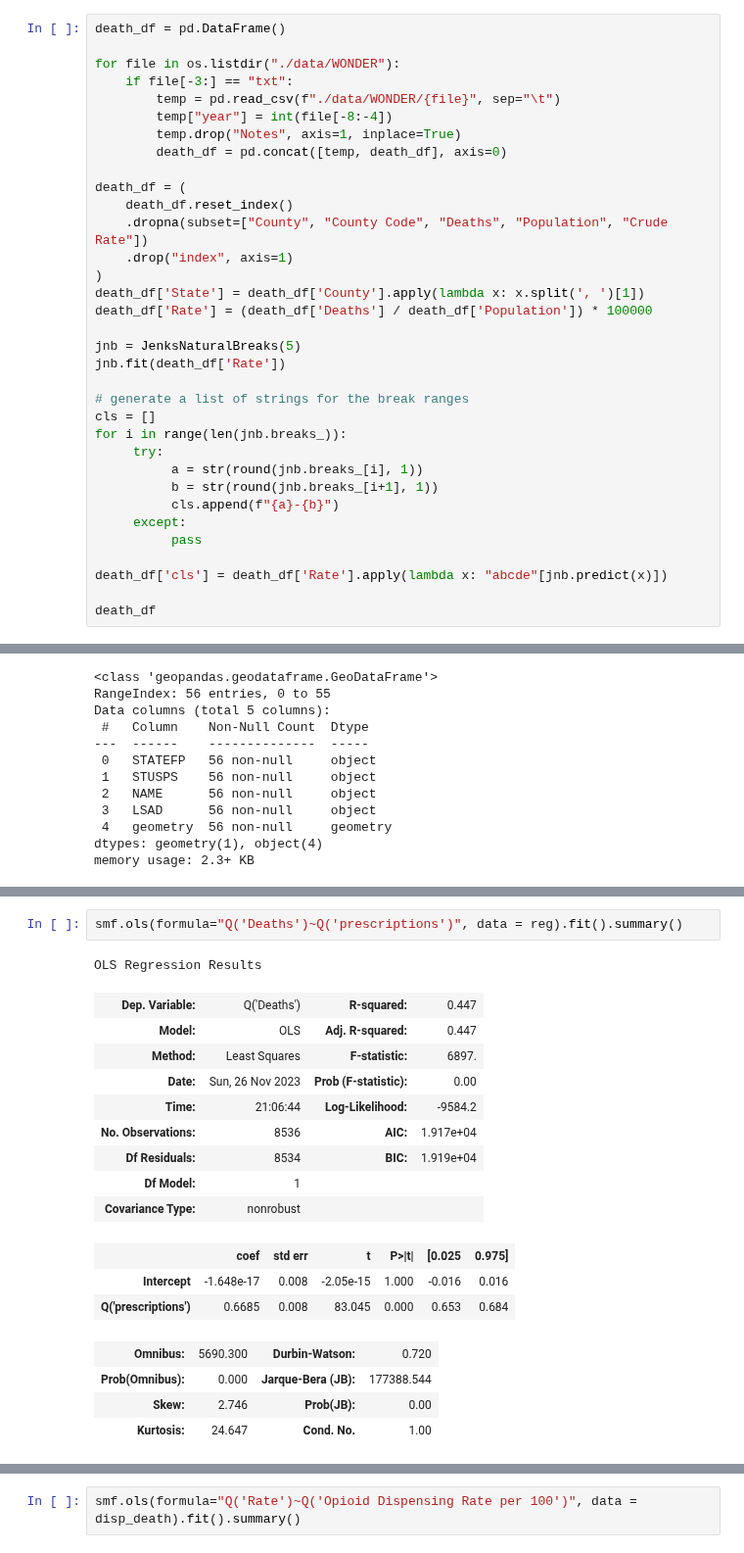
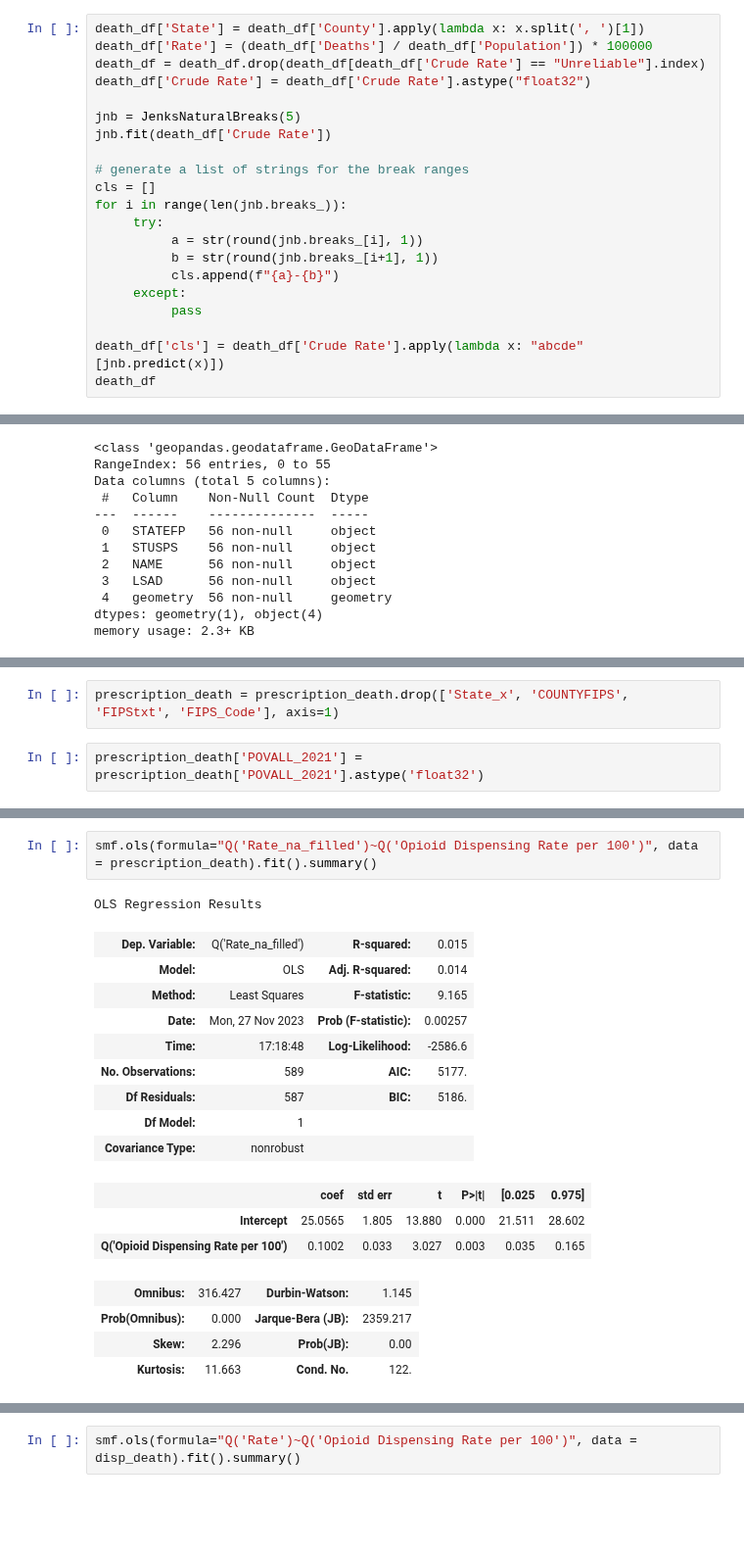
Before and after one commit to Ludougan123234/624-project, a Jupyter notebook: exp_opioid randy.ipynb, the cells around one changed output, grey strips where cells are left out. Shown at 98% size. Saved outputs shown, nothing was run; the diff lists cells and outputs as text; blank space fills up the shorter version.

```diff
--- a/exp_opioid randy.ipynb
+++ b/exp_opioid randy.ipynb
@@ -867,23 +888,11 @@ making 2020 plot
 # %%
-death_df = pd.DataFrame()
-
-for file in os.listdir("./data/WONDER"):
-    if file[-3:] == "txt":
-        temp = pd.read_csv(f"./data/WONDER/{file}", sep="\t")
-        temp["year"] = int(file[-8:-4])
-        temp.drop("Notes", axis=1, inplace=True)
-        death_df = pd.concat([temp, death_df], axis=0)
-
-death_df = (
-    death_df.reset_index()
-    .dropna(subset=["County", "County Code", "Deaths", "Population", "Crude Rate"])
-    .drop("index", axis=1)
-)
 death_df['State'] = death_df['County'].apply(lambda x: x.split(', ')[1])
 death_df['Rate'] = (death_df['Deaths'] / death_df['Population']) * 100000
+death_df = death_df.drop(death_df[death_df['Crude Rate'] == "Unreliable"].index)
+death_df['Crude Rate'] = death_df['Crude Rate'].astype("float32")
 
 jnb = JenksNaturalBreaks(5)
-jnb.fit(death_df['Rate'])
+jnb.fit(death_df['Crude Rate'])
 
 # generate a list of strings for the break ranges
 cls = []
@@ -895,8 +904,7 @@ for i in range(len(jnb.breaks_)):
      except:
           pass
 
-death_df['cls'] = death_df['Rate'].apply(lambda x: "abcde"[jnb.predict(x)])
-
+death_df['cls'] = death_df['Crude Rate'].apply(lambda x: "abcde"[jnb.predict(x)])
 death_df
 # %% [output]
 |  | County | County Code | Deaths | Population | Crude Rate | year | State | Rate | cls |
@@ -1155,0 +1343,4 @@ plt.savefig("./visualization/Opioid prescription and death counts.png", dpi = 51
+# %%
+prescription_death = prescription_death.drop(['State_x', 'COUNTYFIPS', 'FIPStxt', 'FIPS_Code'], axis=1)
+# %%
+prescription_death['POVALL_2021'] = prescription_death['POVALL_2021'].astype('float32')
@@ -1168,22 +1502,22 @@ reg = pd.DataFrame(pipe.fit_transform(reg)).rename(columns={0: 'Deaths', 1:'pres
 # %%
-smf.ols(formula="Q('Deaths')~Q('prescriptions')", data = reg).fit().summary()
+smf.ols(formula="Q('Rate_na_filled')~Q('Opioid Dispensing Rate per 100')", data = prescription_death).fit().summary()
 # %% [output]
 OLS Regression Results
-| Dep. Variable: | Q('Deaths') | R-squared: | 0.447 |
-| Model: | OLS | Adj. R-squared: | 0.447 |
-| Method: | Least Squares | F-statistic: | 6897. |
-| Date: | Sun, 26 Nov 2023 | Prob (F-statistic): | 0.00 |
-| Time: | 21:06:44 | Log-Likelihood: | -9584.2 |
-| No. Observations: | 8536 | AIC: | 1.917e+04 |
-| Df Residuals: | 8534 | BIC: | 1.919e+04 |
+| Dep. Variable: | Q('Rate_na_filled') | R-squared: | 0.015 |
+| Model: | OLS | Adj. R-squared: | 0.014 |
+| Method: | Least Squares | F-statistic: | 9.165 |
+| Date: | Mon, 27 Nov 2023 | Prob (F-statistic): | 0.00257 |
+| Time: | 17:18:48 | Log-Likelihood: | -2586.6 |
+| No. Observations: | 589 | AIC: | 5177. |
+| Df Residuals: | 587 | BIC: | 5186. |
 | Df Model: | 1 |  |  |
 | Covariance Type: | nonrobust |  |  |
 |  | coef | std err | t | P>|t| | [0.025 | 0.975] |
-| Intercept | -1.648e-17 | 0.008 | -2.05e-15 | 1.000 | -0.016 | 0.016 |
-| Q('prescriptions') | 0.6685 | 0.008 | 83.045 | 0.000 | 0.653 | 0.684 |
+| Intercept | 25.0565 | 1.805 | 13.880 | 0.000 | 21.511 | 28.602 |
+| Q('Opioid Dispensing Rate per 100') | 0.1002 | 0.033 | 3.027 | 0.003 | 0.035 | 0.165 |
-| Omnibus: | 5690.300 | Durbin-Watson: | 0.720 |
-| Prob(Omnibus): | 0.000 | Jarque-Bera (JB): | 177388.544 |
-| Skew: | 2.746 | Prob(JB): | 0.00 |
-| Kurtosis: | 24.647 | Cond. No. | 1.00 |
+| Omnibus: | 316.427 | Durbin-Watson: | 1.145 |
+| Prob(Omnibus): | 0.000 | Jarque-Bera (JB): | 2359.217 |
+| Skew: | 2.296 | Prob(JB): | 0.00 |
+| Kurtosis: | 11.663 | Cond. No. | 122. |
 Notes:
 [1] Standard Errors assume that the covariance matrix of the errors is correctly specified.
```
Also changed, not shown: parts of 25 cells of this notebook, 2 other files.
